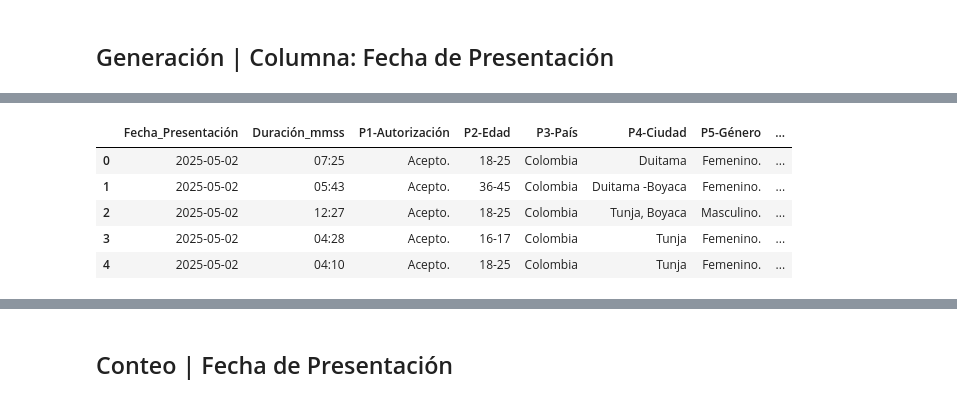
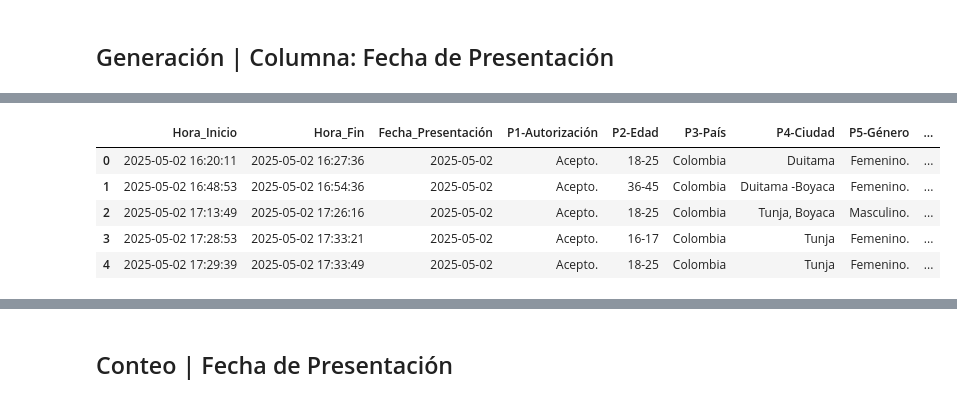
Before and after one commit to JorgeDanielRamirezNieves/Flex-Drive, a Jupyter notebook: Data-Analytics/code/Big-Data/flex-drive_analysisSimulation.ipynb, the cells around one changed output, grey strips where cells are left out. Saved outputs shown, nothing was run; the diff lists cells and outputs as text; code cells hidden in the pictures.

```diff
--- a/Data-Analytics/code/Big-Data/flex-drive_analysisSimulation.ipynb
+++ b/Data-Analytics/code/Big-Data/flex-drive_analysisSimulation.ipynb
@@ -19,18 +19,3 @@ df_FlexDrive.head(5)
 | 4 | 2025-05-02 17:29:39 | 2025-05-02 17:33:49 | Acepto. | 18-25 | Colombia | Tunja | Femenino. | 4 - (Medio Alto) | ... |
 # %% [markdown]
 ## Generación | Columna: Fecha de Presentación
-# %%
-# Convertir la columna 'Hora_Inicio' a tipo datetime
-df_FlexDrive['Hora_Inicio'] = pd.to_datetime(df_FlexDrive['Hora_Inicio'], format='%H:%M:%S', errors='coerce')
-df_FlexDrive['Hora_Fin'] = pd.to_datetime(df_FlexDrive['Hora_Fin'], format='%H:%M:%S', errors='coerce')
-
-# Asignar duración en minutos y segundos a todo el dataframe
-duración = df_FlexDrive['Hora_Fin'] - df_FlexDrive['Hora_Inicio']
-
-# Presentando duración en formato mm:ss
-df_FlexDrive['Duración_mmss'] = duración.apply(
-	lambda x: f"{int(x.total_seconds() // 60):02d}:{int(x.total_seconds() % 60):02d}" if pd.notnull(x) else None
-)
-
-# Dejar duración luego de la columna 'Hora_Fin'
-df_FlexDrive = df_FlexDrive[['Hora_Inicio', 'Hora_Fin', 'Duración_mmss'] + [col for col in df_FlexDrive.columns if col not in ['Hora_Inicio', 'Hora_Fin', 'Duración_mmss']]]
@@ -40,15 +22,14 @@ Se usa la librería datetime. Se dispone luego de la duración. El siguiente seg
 # %%
 # Asignando Fecha_Presentación acorde a la Hora_Inicio
 df_FlexDrive['Fecha_Presentación'] = pd.to_datetime(df_FlexDrive['Hora_Inicio'].dt.date, format='%Y-%m-%d')
 
 # Dejar duración luego de la columna 'Hora_Fin'
-df_FlexDrive = df_FlexDrive[['Hora_Inicio', 'Hora_Fin', 'Fecha_Presentación', 'Duración_mmss'] + [col for col in df_FlexDrive.columns if col not in ['Hora_Inicio', 'Hora_Fin', 'Fecha_Presentación', 'Duración_mmss']]]
-df_FlexDrive.drop(columns=['Hora_Inicio', 'Hora_Fin'], inplace=True)
+df_FlexDrive = df_FlexDrive[['Hora_Inicio', 'Hora_Fin', 'Fecha_Presentación'] + [col for col in df_FlexDrive.columns if col not in ['Hora_Inicio', 'Hora_Fin', 'Fecha_Presentación']]]
 df_FlexDrive.head(5)
 # %% [output]
-|  | Fecha_Presentación | Duración_mmss | P1-Autorización | P2-Edad | P3-País | P4-Ciudad | P5-Género | ... |
-| 0 | 2025-05-02 | 07:25 | Acepto. | 18-25 | Colombia | Duitama | Femenino. | ... |
-| 1 | 2025-05-02 | 05:43 | Acepto. | 36-45 | Colombia | Duitama -Boyaca | Femenino. | ... |
-| 2 | 2025-05-02 | 12:27 | Acepto. | 18-25 | Colombia | Tunja, Boyaca | Masculino. | ... |
-| 3 | 2025-05-02 | 04:28 | Acepto. | 16-17 | Colombia | Tunja | Femenino. | ... |
-| 4 | 2025-05-02 | 04:10 | Acepto. | 18-25 | Colombia | Tunja | Femenino. | ... |
+|  | Hora_Inicio | Hora_Fin | Fecha_Presentación | P1-Autorización | P2-Edad | P3-País | P4-Ciudad | P5-Género | ... |
+| 0 | 2025-05-02 16:20:11 | 2025-05-02 16:27:36 | 2025-05-02 | Acepto. | 18-25 | Colombia | Duitama | Femenino. | ... |
+| 1 | 2025-05-02 16:48:53 | 2025-05-02 16:54:36 | 2025-05-02 | Acepto. | 36-45 | Colombia | Duitama -Boyaca | Femenino. | ... |
+| 2 | 2025-05-02 17:13:49 | 2025-05-02 17:26:16 | 2025-05-02 | Acepto. | 18-25 | Colombia | Tunja, Boyaca | Masculino. | ... |
+| 3 | 2025-05-02 17:28:53 | 2025-05-02 17:33:21 | 2025-05-02 | Acepto. | 16-17 | Colombia | Tunja | Femenino. | ... |
+| 4 | 2025-05-02 17:29:39 | 2025-05-02 17:33:49 | 2025-05-02 | Acepto. | 18-25 | Colombia | Tunja | Femenino. | ... |
```
Also changed, not shown: parts of 27 cells of this notebook, 5 other files.
